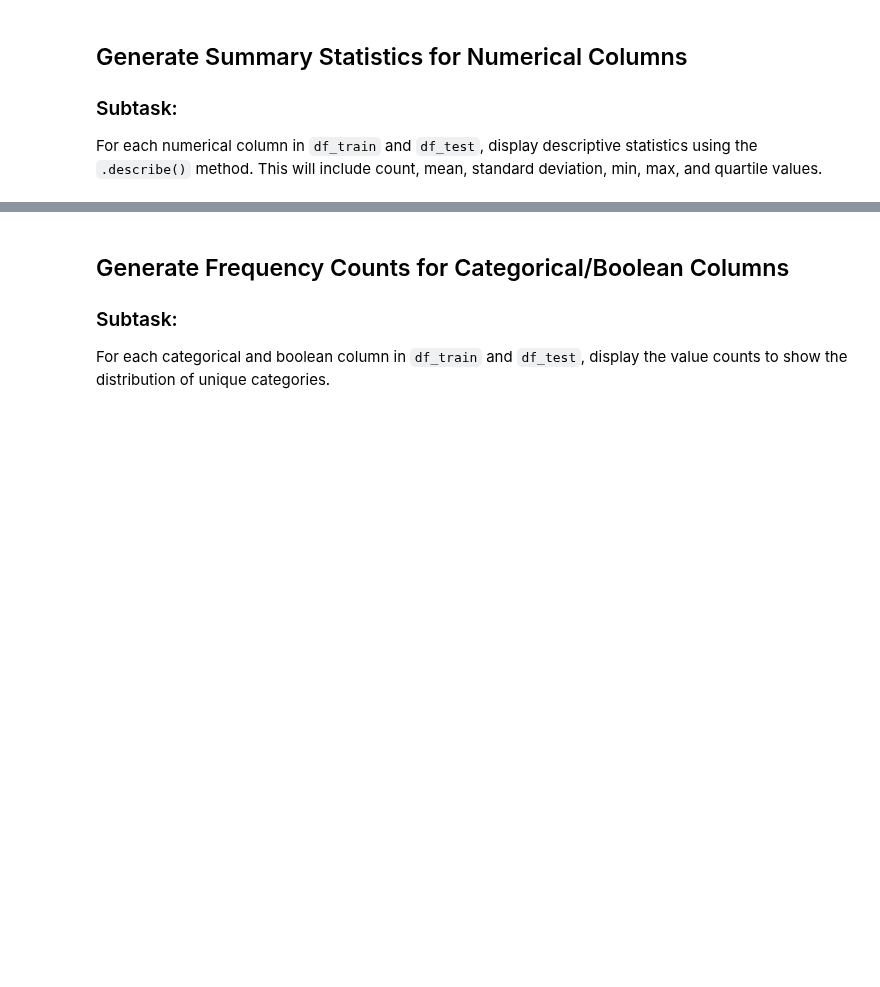
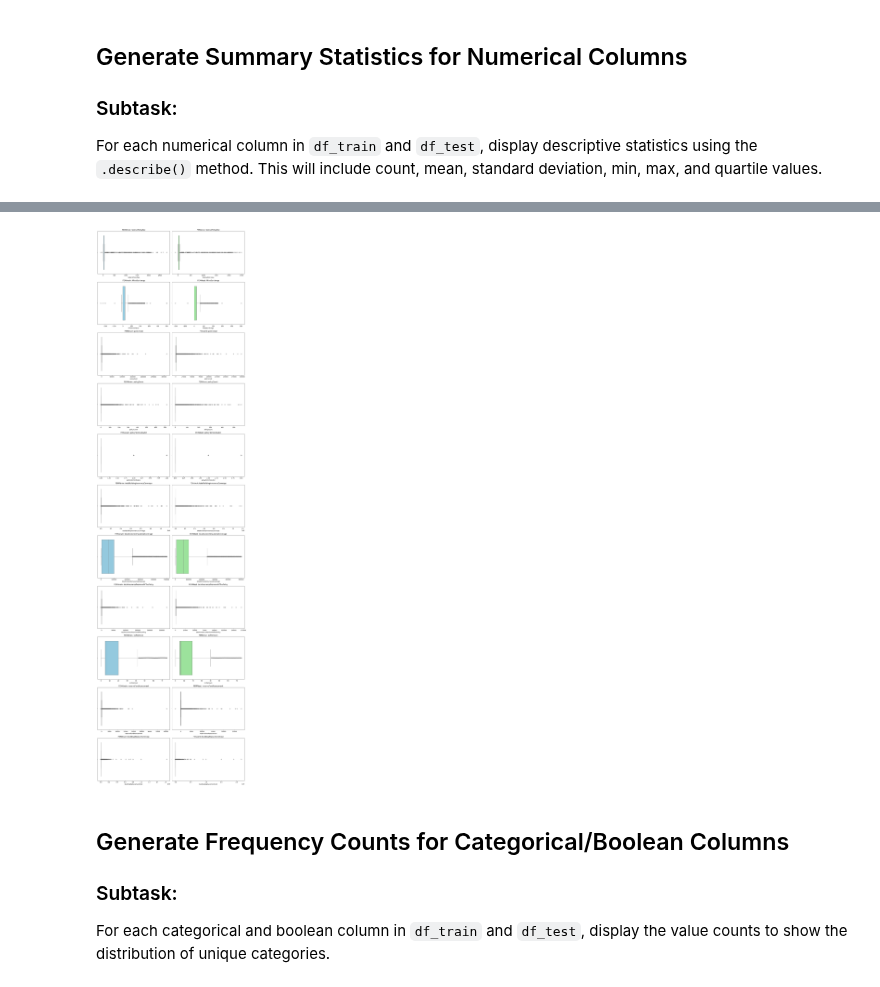
Before and after one commit to robertwzhou/Capstone2_FEMA_NFIPD, a Jupyter notebook: datawrangling.ipynb, the cells around one changed output, grey strips where cells are left out. Cells and saved outputs as stored; diff of their text form; code cells hidden in the pictures; blank space fills up the shorter version.

```diff
--- a/datawrangling.ipynb
+++ b/datawrangling.ipynb
@@ -156,3 +242,24 @@ max        75.000000           28106.000000             2.147484e+09
+# %%
+# Identify numerical columns currently in the modified dataframes
+num_cols = df_train.select_dtypes(include=['number']).columns
+
+# Set up the figure for subplots
+n_cols = len(num_cols)
+fig, axes = plt.subplots(n_cols, 2, figsize=(15, 5 * n_cols))
+
+for i, col in enumerate(num_cols):
+    # Plot for df_train
+    sns.boxplot(x=df_train[col], ax=axes[i, 0], color='skyblue')
+    axes[i, 0].set_title(f'FEMAtrain: {col}')
+
+    # Plot for df_test
+    sns.boxplot(x=df_test[col], ax=axes[i, 1], color='lightgreen')
+    axes[i, 1].set_title(f'FEMAtest: {col}')
+
+plt.tight_layout()
+plt.show()
+# %% [output]
+[figure, added]
 # %% [markdown]
 ## Generate Frequency Counts for Categorical/Boolean Columns
 
```
Also changed, not shown: parts of 19 cells of this notebook, 2 other files.
